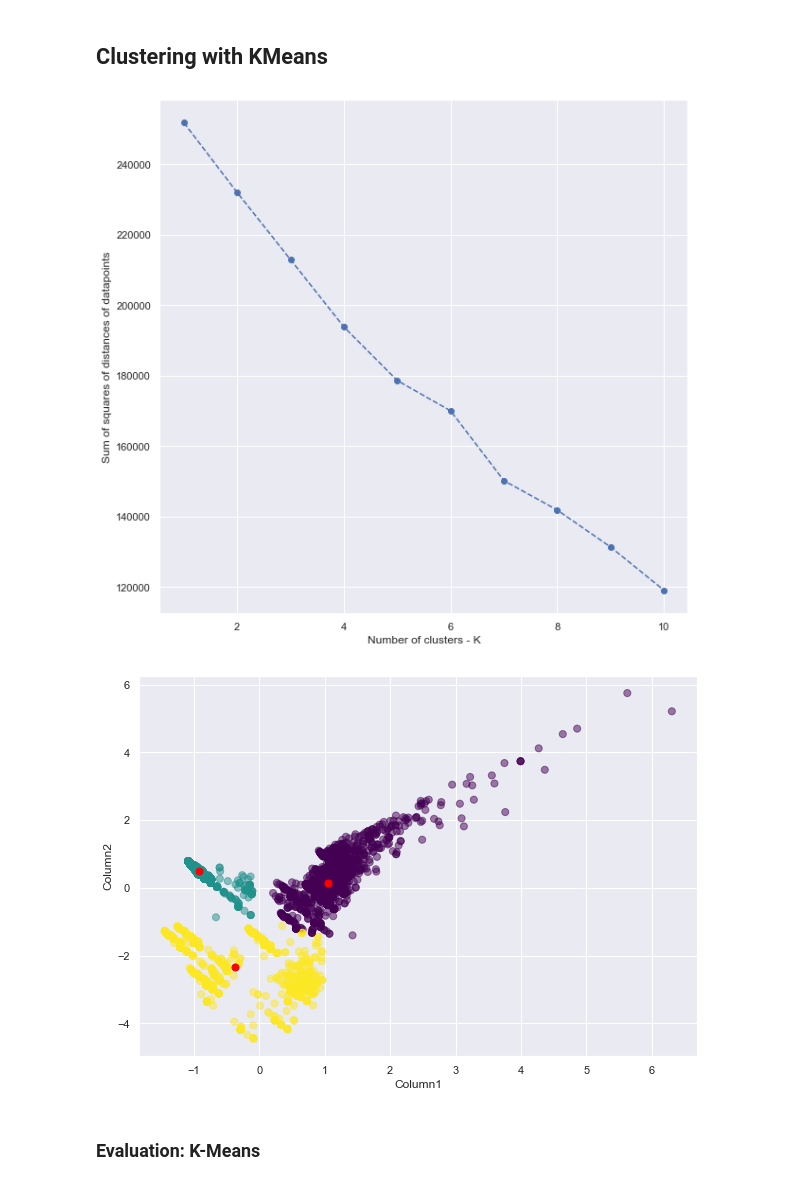
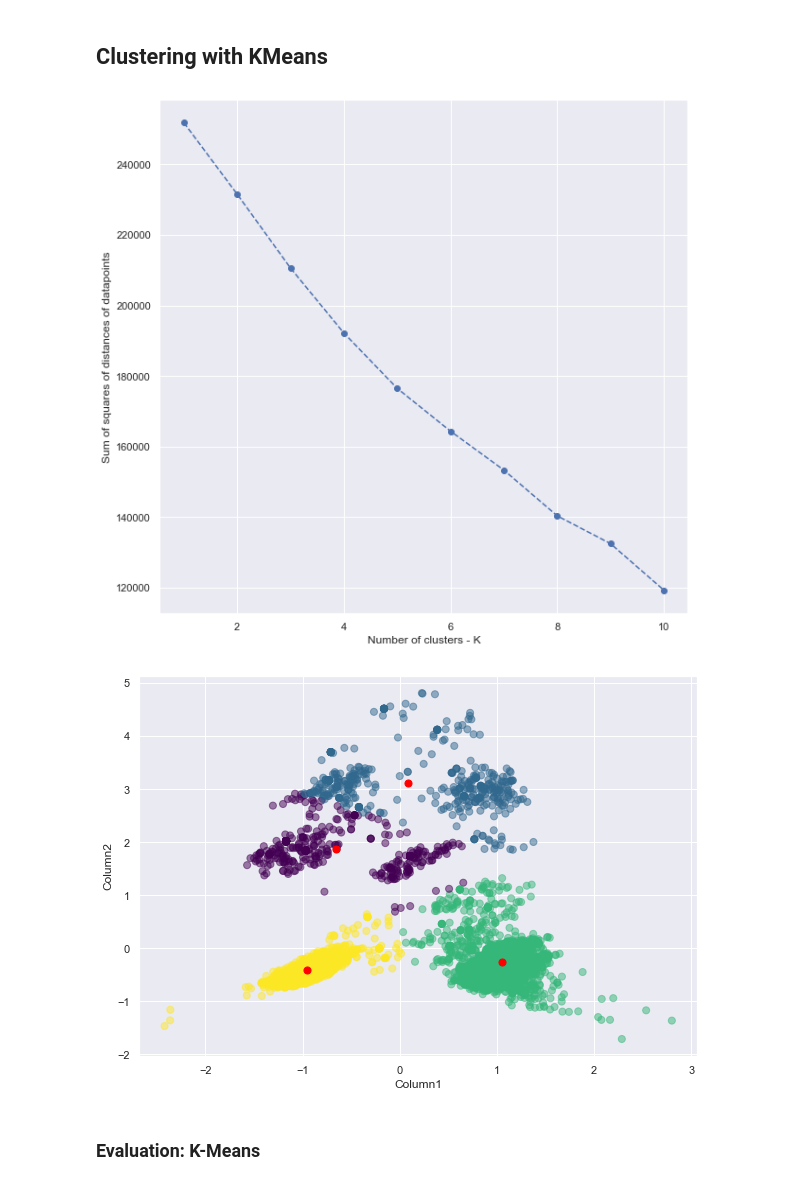
Before and after one commit to mhmdkad/CustomerProfiling, a Jupyter notebook: main.ipynb, the cells around one changed output. Cells and saved outputs as stored; diff of their text form; code cells hidden in the pictures.

```diff
--- a/main.ipynb
+++ b/main.ipynb
@@ -629,8 +635,8 @@ df_2_numerical_data.iloc[:, ftrs_ranked_LS[0:11]]
 # %% [markdown]
 Final dataframe before the model
 # %%
-# ftrs_ranked = ftrs_ranked_LS
-ftrs_ranked = ftrs_ranked_MCFS
+ftrs_ranked = ftrs_ranked_LS
+# ftrs_ranked = ftrs_ranked_MCFS
 print(ftrs_ranked)
 print(ftrs_ranked[0:7])
 # %% [output]
@@ -758,32 +764,32 @@ plt.xlabel('Number of clusters - K')
 plt.ylabel('Sum of squares of distances of datapoints')
 plt.show()
 # %% [output]
-[figure, old version]
+[figure, new version]
 # %%
 # ploting the results (with PCA)
 # ===================
 
 # run once to avoid error in reconverting !!!!
 
 X_pca_df = pd.DataFrame({'Column1': X_pca[:, 0], 'Column2': X_pca[:, 1]})
 # print(type(X_pca_df))
 
-km_2 = KMeans(n_clusters = 3, init = 'random', n_init = 10, max_iter = 300, tol = 1e-04, random_state = 0)
+km_2 = KMeans(n_clusters = 4, init = 'random', n_init = 10, max_iter = 300, tol = 1e-04, random_state = 0)
 y_predict_km_pca = km_2.fit_predict(X_pca_df)
 
 centroids = km_2.cluster_centers_
 
 fig, ax = plt.subplots(figsize=(10,7))
 plt.scatter(X_pca_df["Column1"], X_pca_df["Column2"], c= y_predict_km_pca, s=50, alpha=0.5, cmap='viridis')
 plt.scatter(centroids[:, 0], centroids[:, 1], c='red', s=50)
 
 ax.set_xlabel('Column1')
 ax.set_ylabel('Column2')
 
 
 plt.show()
 # %% [output]
-[figure, old version]
+[figure, new version]
 # %% [markdown]
 ### Evaluation: K-Means
 # %%
```
Also changed, not shown: parts of 13 cells of this notebook.
